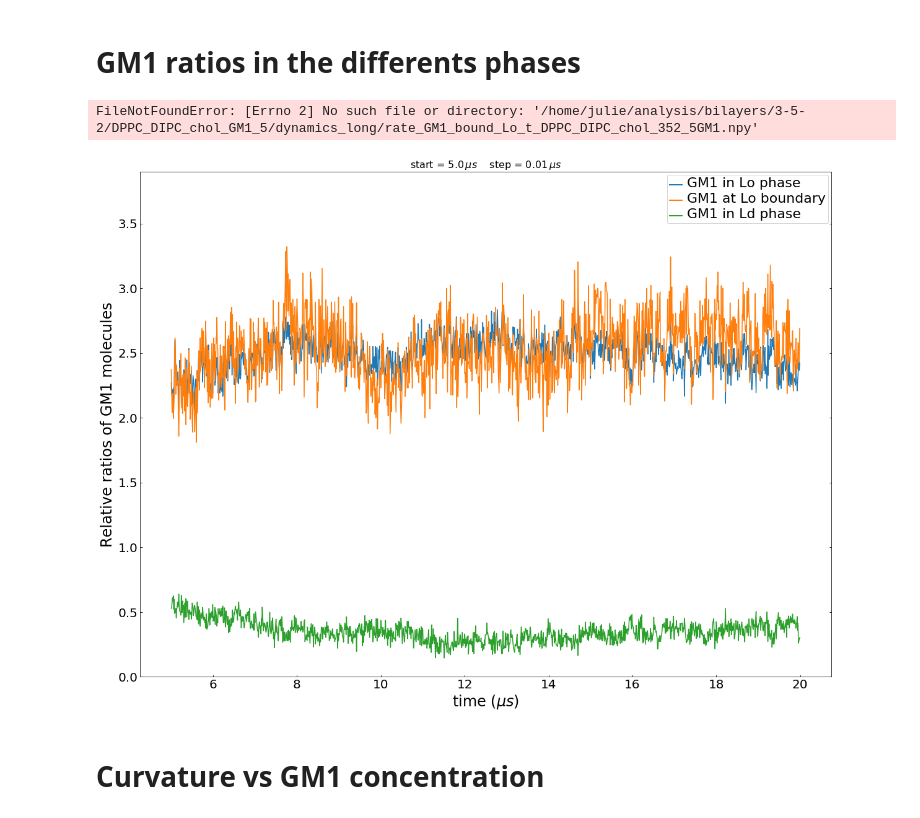
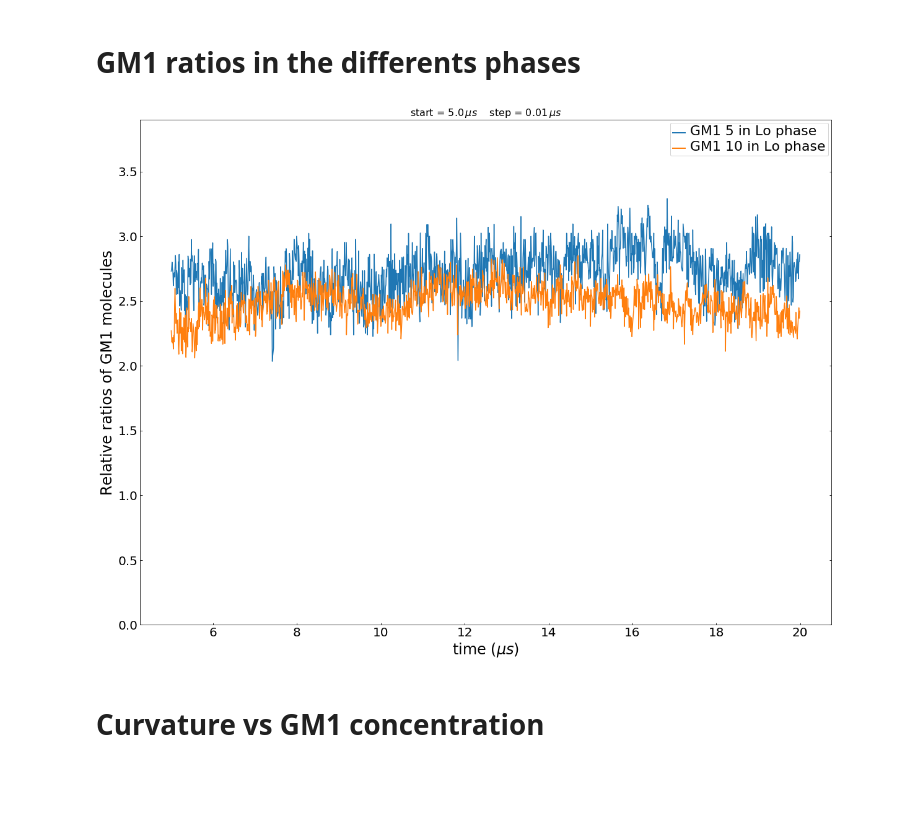
Before and after one commit to JulieCornet/scripts_analysis, a Jupyter notebook: correlations_measurements.ipynb, the cells around one changed output. Saved outputs shown, nothing was run; the diff lists cells and outputs as text; code cells hidden in the pictures; blank space fills up the shorter version.

```diff
--- a/correlations_measurements.ipynb
+++ b/correlations_measurements.ipynb
@@ -14,14 +29,14 @@ warnings.filterwarnings('ignore')
 # %%
 # indicate the name of the simulation, the path of the data and the .gro and .xtc files to import
-# no GM1
+# 5% GM1
 
-name = '_DPPC_DIPC_chol_352'
+name = '_DPPC_DIPC_chol_352_5GM1'
 
-path = '/home/julie/analysis/bilayers/3-5-2/DPPC_DIPC_chol/'
-pathd = '/home/julie/analysis/bilayers/3-5-2/DPPC_DIPC_chol/dynamics_long/'
+path = '/home/julie/analysis/bilayers/3-5-2/DPPC_DIPC_chol_GM1_5/'
+pathd = '/home/julie/analysis/bilayers/3-5-2/DPPC_DIPC_chol_GM1_5/dynamics_long/'
 
 path_data = path
 path_res = pathd
 
 fgro = 'start_mb.gro'
-fxtc = 'run_DPPC_DIPC_CHOL_43nm_352_20micros_mb_fixed_t1.xtc'
+fxtc = 'run_DPPC_DIPC_CHOL_GM1_5_43nm_20micros_mb_fixed_t1.xtc'
@@ -885,58 +925,61 @@ plt.savefig(pathd+'cov_c_time_bin'+name+'_sup.pdf', format='pdf',bbox_inches='ti
 # %%
 xprint = min(t)+max(t)/10
 # %%
-l5 = np.load(path_res5+'rate_GM1_bound_Lo_t'+name5+'.npy')
-l10 = np.load(path_res10+'rate_GM1_bound_Lo_t'+name10+'.npy')
+l5 = np.load(path_res5+'rate_GM1_Lo_t'+name5+'.npy')
+l10 = np.load(path_res10+'rate_GM1_Lo_t'+name10+'.npy')
-# %% [output]
-FileNotFoundError: [Errno 2] No such file or directory: '/home/julie/analysis/bilayers/3-5-2/DPPC_DIPC_chol_GM1_5/dynamics_long/rate_GM1_bound_Lo_t_DPPC_DIPC_chol_352_5GM1.npy'
 # %%
 # Relative ratios of GM1 molecules (weighted by the area ratio)
 
-if(len(GM1)!=0):
+#if(len(GM1)!=0):
+if(2>0):
     fig, ax = plt.subplots(figsize=(20, 15))
 
-    ax.plot(t, rate_GM1_Lo_t, label = 'GM1 in Lo phase')
-    ax.plot(t, rate_GM1_bound_Lo_t, label = 'GM1 at Lo boundary')
-    ax.plot(t, rate_GM1_Ld_t, label = 'GM1 in Ld phase')
+    #ax.plot(t, rate_GM1_Lo_t, label = 'GM1 in Lo phase')
+    #ax.plot(t, rate_GM1_bound_Lo_t, label = 'GM1 at Lo boundary')
+    #ax.plot(t, rate_GM1_Ld_t, label = 'GM1 in Ld phase')
 
     #ax.plot(t, l5, label = 'GM1 5 at Lo boundary')
     #ax.plot(t, l10, label = 'GM1 10 at Lo boundary')
 
     #ax.plot(t, l5, label = 'GM1 5 in Lo phase')
     #ax.plot(t, l10, label = 'GM1 10 in Lo phase')
+
+
+    ax.plot(t, l5, label = 'GM1 5 in Lo phase')
+    ax.plot(t, l10, label = 'GM1 10 in Lo phase')
 
 
     #ytop = max(max(rate_GM1_bound_Lo_t),max(rate_GM1_Lo_t)) + max(max(rate_GM1_bound_Lo_t, rate_GM1_bound_Lo_t))/5
 
     #yprint = ytop-max(max(rate_GM1_bound_Lo_t, rate_GM1_bound_Lo_t))/10
 
     plt.xlabel('time ($\mu s$)',fontsize=24)
     plt.ylabel('Relative ratios of GM1 molecules',fontsize=24)
 
     legend = ax.legend(loc='upper right', bbox_to_anchor=(1, 1))
     # The frame is matplotlib.patches.Rectangle instance surrounding the legend.
     frame = legend.get_frame()
     #frame.set_facecolor('0.90')
     # Set the fontsize
     for label in legend.get_texts():
         label.set_fontsize(22)
     for label in legend.get_lines():
         label.set_linewidth(2)  # the legend line width
 
     ax.set_title('start = %.1lf$\, \mu s$\t step = %.2lf$\, \mu s$' % (t_start_r, tmes_r), fontsize=16)
     ax.tick_params(labelsize=20)
     ax.xaxis.set_tick_params(direction="in", which="both")
     ax.yaxis.set_tick_params(direction="in", right=True, which="both")
 
     xmin = 5.0-0.3
     xmax = time_simu
     #plt.xlim(xmin,xmax)
     ymin = 0
     plt.ylim(ymin,3.9)
 
-    plt.savefig(pathd+'GM1_ratios_Lo_time'+name+'.pdf', format='pdf',bbox_inches='tight')
+    plt.savefig(pathd+'GM1_ratios_Lo_time_sup'+name+'.pdf', format='pdf',bbox_inches='tight')
 # %% [output]
-[figure, old version]
+[figure, new version]
 # %% [markdown]
 # Curvature vs GM1 concentration
 # %%
```
Also changed, not shown: parts of 14 cells of this notebook, 3 other files.
